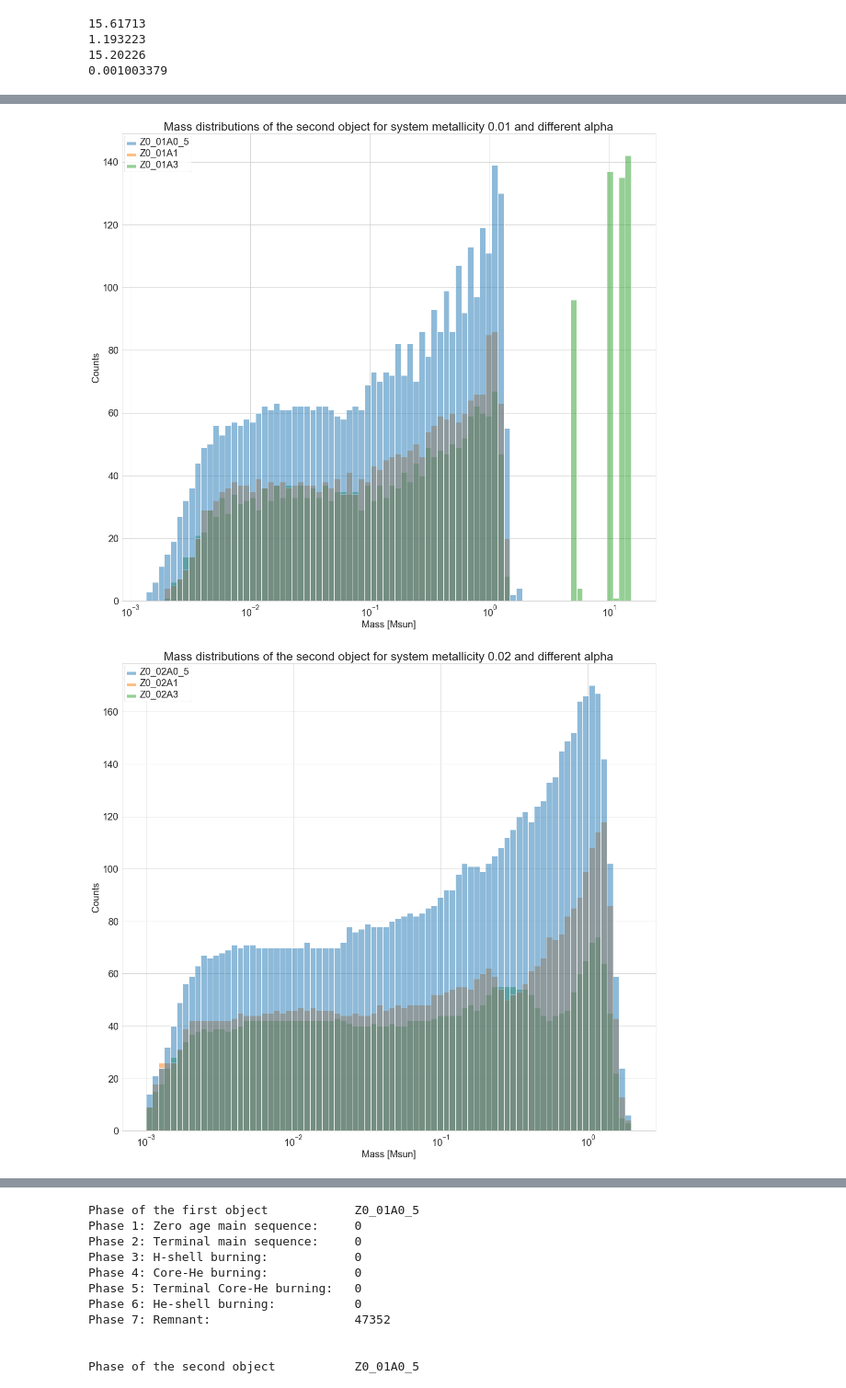
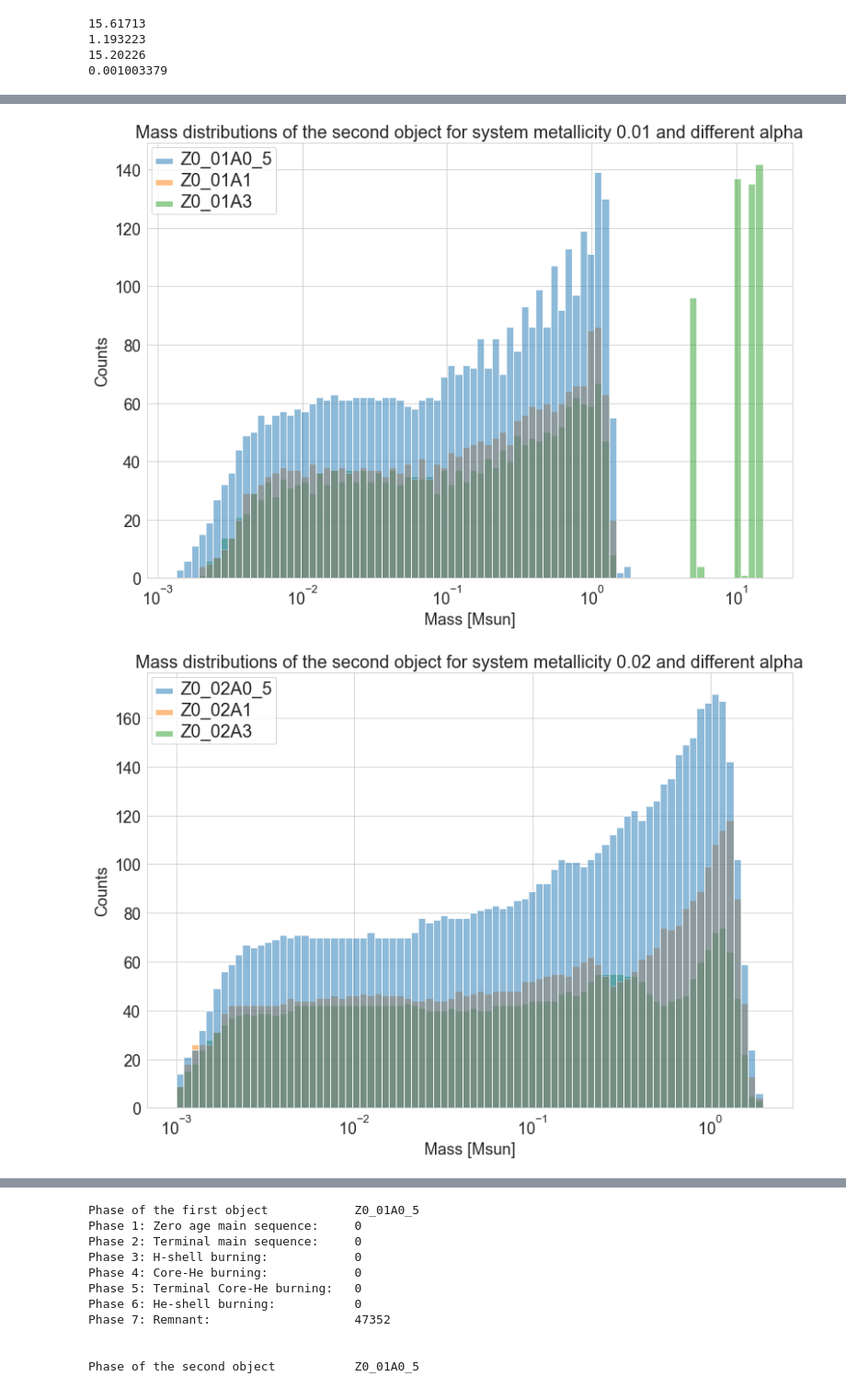
Before and after one commit to Melikakmm/Low-Mass-X-ray-Binaries, a Jupyter notebook: n_data_analysis.ipynb, the cells around one changed output, grey strips where cells are left out. Shown at 92% size. Saved outputs shown, nothing was run; the diff lists cells and outputs as text; code cells hidden in the pictures.

```diff
--- a/n_data_analysis.ipynb
+++ b/n_data_analysis.ipynb
@@ -302,22 +305,24 @@ print(df_mass_1.min().min())
 15.20226
 0.001003379
 # %%
-
 sns.set_style("whitegrid")
 #bins = np.histogram(np.hstack((df_1['Mass_0_x'],df_2['Mass_0_x'],df_3['Mass_0_x'])), bins=bins)[1]
 bins = 80
 a = [3, 6, 9, 12]
 b = [0, 3, 6, 9]
+c = [1, 2, 3, 4]
 count=0
-for i,j in zip(a,b):
-    plt.figure(figsize=(20,18))
+
+for i,j,k in zip(a,b,c):
+    fig = plt.figure(figsize=(13,9))
+    #fig.add_subplot(2, 2, k)
     ax=sns.histplot(data=df_mass_0.iloc[:,j:i], bins=bins, alpha=0.5, log_scale=True, multiple='layer',legend=True)
-    plt.title('Mass distributions of the first object for system metallicity ' + str(metallicity[count]) + ' and different alpha', fontsize=25)
+    plt.title('Mass distributions of the first object for system metallicity ' + str(metallicity[count]) + ' and different alpha', fontsize=20)
     count+=1
-    plt.xlabel('Mass [Msun]', fontsize=20)
-    plt.ylabel('Counts', fontsize=20)
-    plt.xticks(size = 20)
-    plt.yticks(size = 20)
+    plt.xlabel('Mass [Msun]', fontsize=18)
+    plt.ylabel('Counts', fontsize=18)
+    plt.xticks(size = 18)
+    plt.yticks(size = 18)
     plt.setp(ax.get_legend().get_texts(), fontsize='20')
 
     plt.show()
@@ -329,17 +334,19 @@ for i,j in zip(a,b):
 # %%
 count=0
-for i,j in zip(a,b):
-    plt.figure(figsize=(20,18))
+
+for i,j,k in zip(a,b,c):
+    fig = plt.figure(figsize=(13,9))
+    #fig.add_subplot(4, 3, k)
     ax=sns.histplot(data=df_mass_1.iloc[:,j:i], bins=bins, alpha=0.5, log_scale=True, multiple='layer',legend=True)
-    plt.title('Mass distributions of the second object for system metallicity ' + str(metallicity[count]) + ' and different alpha', fontsize=25)
+    plt.title('Mass distributions of the second object for system metallicity ' + str(metallicity[count]) + ' and different alpha', fontsize=20)
     count+=1
-    plt.xlabel('Mass [Msun]', fontsize=20)
-    plt.ylabel('Counts', fontsize=20)
-    plt.xticks(size = 20)
-    plt.yticks(size = 20)
+    plt.xlabel('Mass [Msun]', fontsize=18)
+    plt.ylabel('Counts', fontsize=18)
+    plt.xticks(size = 18)
+    plt.yticks(size = 18)
     plt.setp(ax.get_legend().get_texts(), fontsize='20')
 
     plt.show()
 # %% [output]
-[figure, old version]
+[figure, new version]
-[figure, old version]
+[figure, new version]
```
Also changed, not shown: parts of 29 cells of this notebook.
